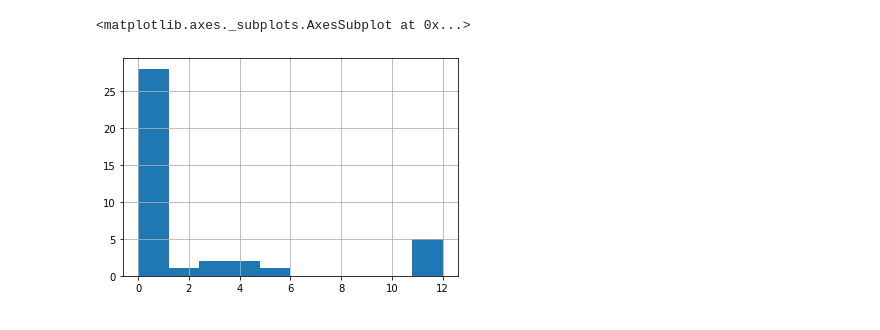
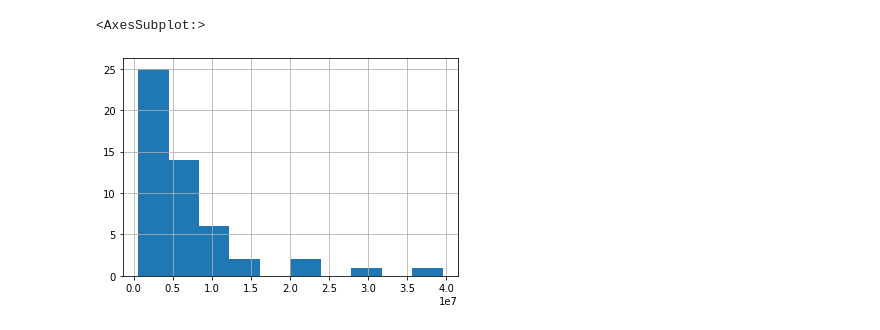
Before and after one commit to StupidPotc/laba8, a Jupyter notebook: Untitled.ipynb, the cells around one changed output. Cells and saved outputs as stored; diff of their text form; code cells hidden in the pictures.

```diff
--- a/Untitled.ipynb
+++ b/Untitled.ipynb
@@ -84,5 +64,5 @@ euro_dataset.Norway.hist()
-# %%
-euro_dataset.Serbia.hist()
-# %% [output]
-<matplotlib.axes._subplots.AxesSubplot at 0x...>
-[figure, removed]
+# %%
+states_dataset.population_2020.hist()
+# %% [output]
+<AxesSubplot:>
+[figure, added]
```
Also changed, not shown: parts of 12 cells of this notebook, 1 other file.
